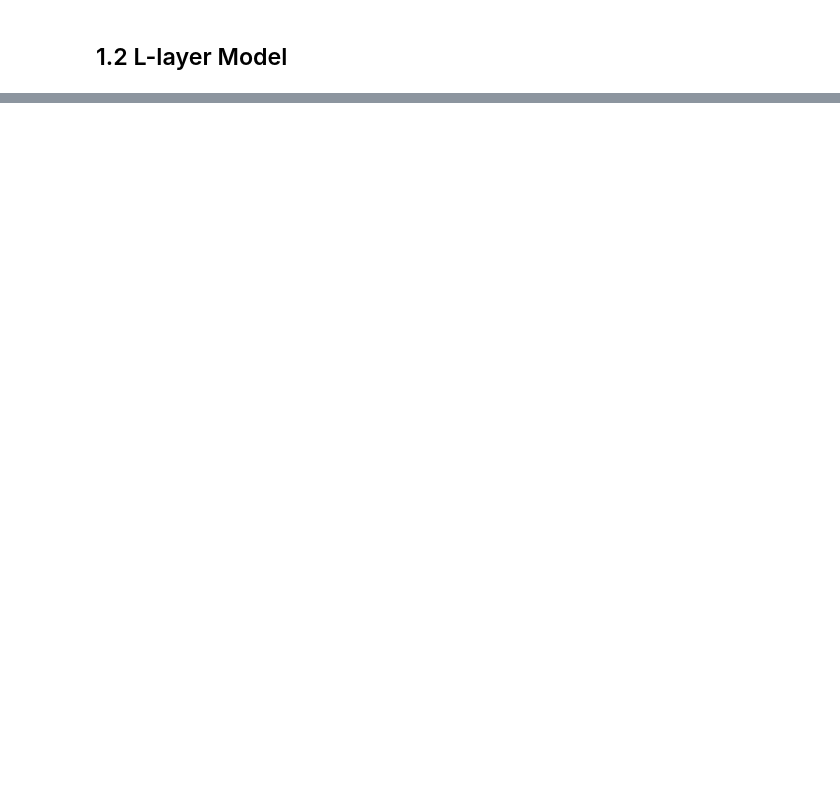
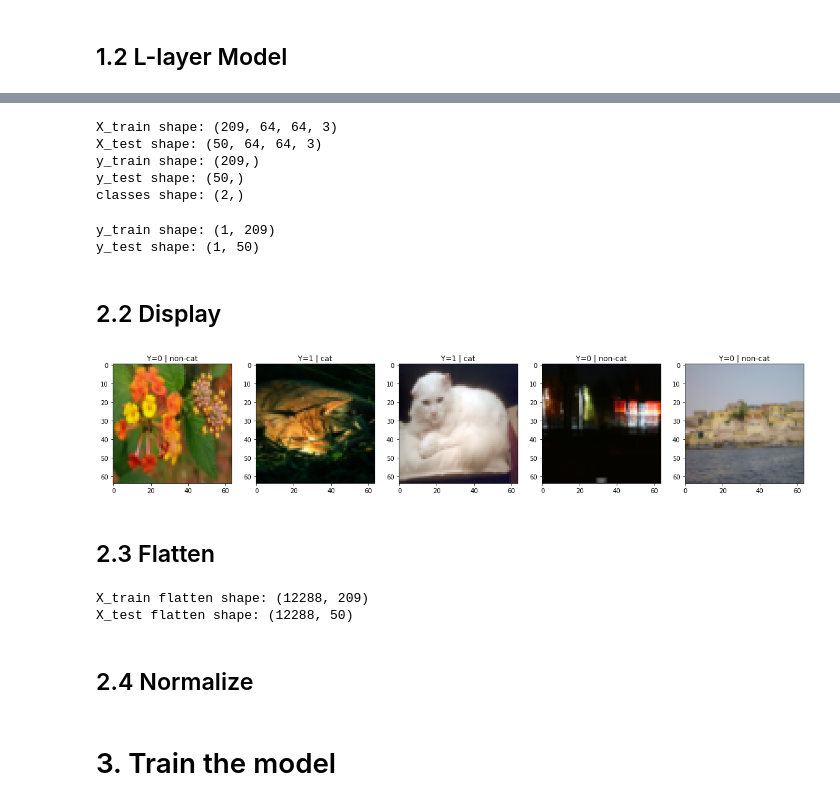
Before and after one commit to danchaud-vincent/deep-learning-specialization, a Jupyter notebook: 06-Build a L-layer Neural network.ipynb, the cells around one changed output, grey strips where cells are left out. Saved outputs shown, nothing was run; the diff lists cells and outputs as text; code cells hidden in the pictures; blank space fills up the shorter version.

Commit message:
training

```diff
--- a/06-Build a L-layer Neural network.ipynb
+++ b/06-Build a L-layer Neural network.ipynb
@@ -404,0 +494,72 @@ dW4 (1, 4)
+# %%
+# split
+train_x,train_y, test_x, test_y,classes = load_dataset()
+# %%
+# Display Shape
+print("X_train shape:", train_x.shape)
+print("X_test shape:", test_x.shape)
+print("y_train shape:", train_y.shape)
+print("y_test shape:",test_y.shape)
+print("classes shape:",classes.shape)
+# %% [output]
+X_train shape: (209, 64, 64, 3)
+X_test shape: (50, 64, 64, 3)
+y_train shape: (209,)
+y_test shape: (50,)
+classes shape: (2,)
+# %%
+# We need to reshape y_train and y_test
+
+train_y = train_y.reshape((1,train_y.shape[0]))
+test_y = test_y.reshape((1,test_y.shape[0]))
+
+print("y_train shape:", train_y.shape)
+print("y_test shape:",test_y.shape)
+# %% [output]
+y_train shape: (1, 209)
+y_test shape: (1, 50)
+# %% [markdown]
+## 2.2 Display <a class="anchor" id="section_2_2"></a>
+# %%
+def display_data(X,y,n,classes = {0: "cat",1:"dog"}):
+    """
+    Display n random image in the dataset X,y
+
+    ----
+    Inputs:
+    - X : Matrix containing the features and the examples
+    - y : True label of the dataset X
+    - n : number of images plot
+    """
+    # Random range
+    random_range = np.random.randint(0,X.shape[0],size=n)
+
+    fig, axs = plt.subplots(1, n, figsize=(20, 5))
+
+    for i in range(n):
+        index = random_range[i]
+        index_classe = int(np.squeeze(y[index]))
+
+        ax = axs[i]
+        ax.imshow(X[index],cmap="gray")
+        ax.set_title(f"y={index_classe} | {classes[index_classe]}".capitalize())
+# %%
+display_data(train_x,train_y.T,5,classes = {0: "non-cat",1:"cat"})
+# %% [output]
+[figure, added]
+# %% [markdown]
+## 2.3 Flatten <a class="anchor" id="section_2_3"></a>
+# %%
+# Flatten
+
+train_x_flat = train_x.reshape(train_x.shape[0],-1).T
+test_x_flat = test_x.reshape(test_x.shape[0],-1).T
+
+
+print("X_train flatten shape:",train_x_flat.shape)
+print("X_test flatten shape:",test_x_flat.shape)
+# %% [output]
+X_train flatten shape: (12288, 209)
+X_test flatten shape: (12288, 50)
+# %% [markdown]
+## 2.4 Normalize <a class="anchor" id="section_2_4"></a>
@@ -404,0 +573,2 @@ dW4 (1, 4)
+# %% [markdown]
+# 3. Train the model  <a class="anchor" id="chapter3"></a>
```
Also changed, not shown: parts of 10 cells of this notebook.
